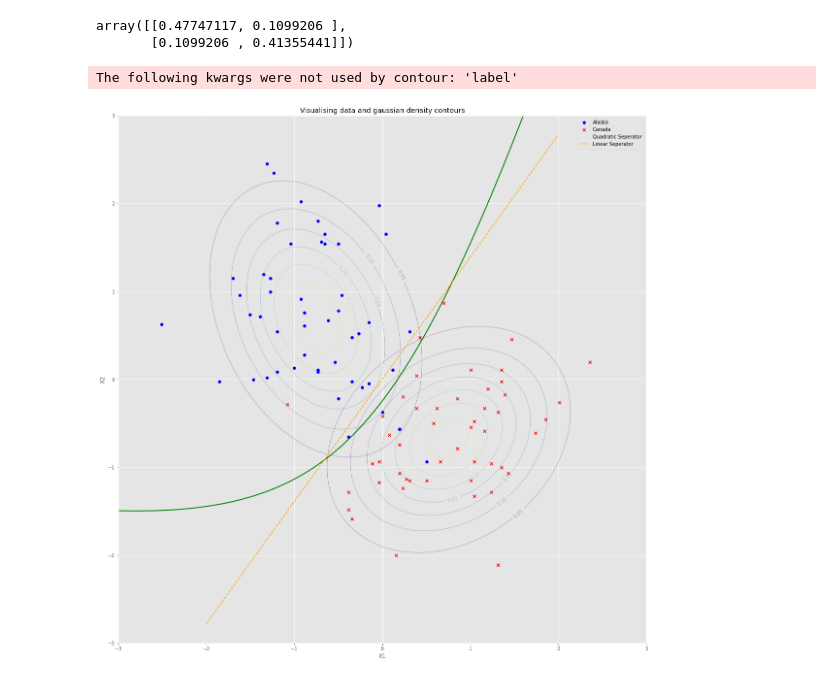
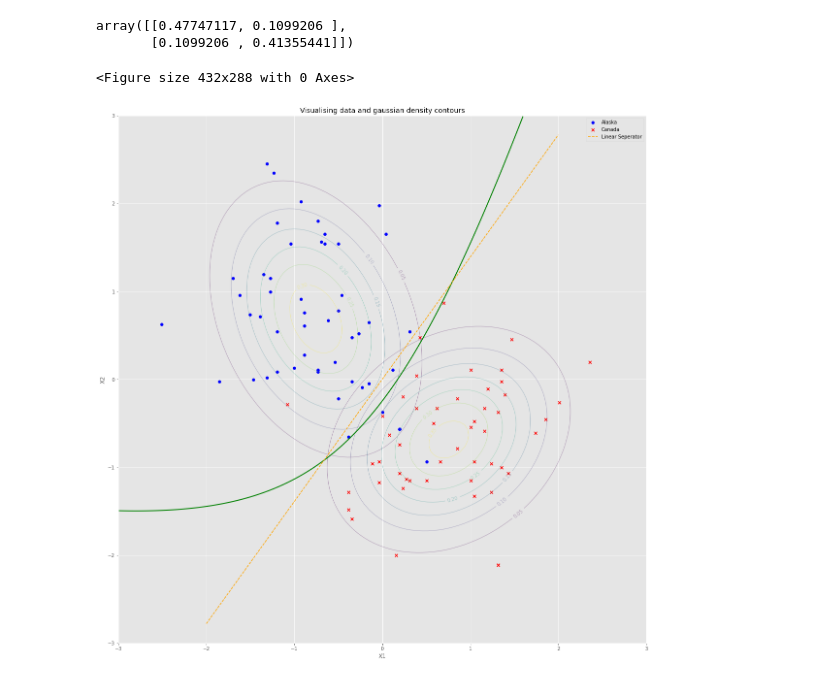
Before and after one commit to DivyanshMittal-exe/Machine-Learning-COL774, a Jupyter notebook: GDA/gda.ipynb, the cells around one changed output. Cells and saved outputs as stored; diff of their text form; code cells hidden in the pictures.

```diff
--- a/GDA/gda.ipynb
+++ b/GDA/gda.ipynb
@@ -160,6 +179,8 @@ def f(X,Y):
 
     return out
 # %%
+plt.clf()
+
 x, y = np.mgrid[-3.0:3.0:100j, -3.0:3.0:100j]
 xy = np.column_stack([x.flat, y.flat])
 
@@ -170,35 +191,35 @@ z_canada_new = multivariate_normal.pdf(xy, mean=mu_1, cov=cov_mat_canada)
 z_canada_new = z_canada_new.reshape(x.shape)
 
 fig,ax = plt.subplots(figsize=(20, 20))
 ax.set_aspect('equal')
 CS = ax.contour(x, y, z_alaska_new, extend='both',linewidths=1,alpha=0.3)
 ax.clabel(CS, inline=True, fontsize=10)
 CS = ax.contour(x, y, z_canada_new, extend='both',linewidths=1,alpha=0.3)
 ax.clabel(CS, inline=True, fontsize=10)
 
 plt.scatter(x=x1[y_canada == 0], y=x2[y_canada == 0], label='Alaska', color='blue', marker='o')
 plt.scatter(x=x1[y_canada == 1], y=x2[y_canada == 1], label='Canada', color='red', marker='x')
 
 
 x = np.arange(-3.0,3.0,0.01)
 y = np.arange(-3.0,3.0,0.01)
 
 X, Y = np.meshgrid(x,y)
-CS = plt.contour(x, y, f(X, Y), levels=[0], colors='green', linewidths=2, label='Decision Boundary')
-CS.collections[0].set_label("Quadratic Seperator")
+CS = plt.contour(x, y, f(X, Y), levels=[0], colors='green', linewidths=2)
+# CS.collections[0].set_label("Quadratic Seperator")
 
 x_fit = np.linspace(-2, 2, 200)
 gda = -(w[0]*x_fit + c)/w[1]
 
 
 plt.plot(x_fit, gda, label='Linear Seperator', color='orange',linestyle="dashed")
 
 plt.xlabel("X1")
 plt.ylabel("X2")
 plt.title("Visualising data and gaussian density contours")
 plt.legend()
-plt.savefig('Plots/linear_visualised_with_gda.png', dpi=300, bbox_inches='tight')
+plt.savefig('Plots/gauss_visual_with_linear_and_quad.png', dpi=300, bbox_inches='tight')
 plt.show()
 # %% [output]
-The following kwargs were not used by contour: 'label'
+<Figure size 432x288 with 0 Axes>
-[figure, old version]
+[figure, new version]
```
Also changed, not shown: parts of 8 cells of this notebook, 17 other files.
